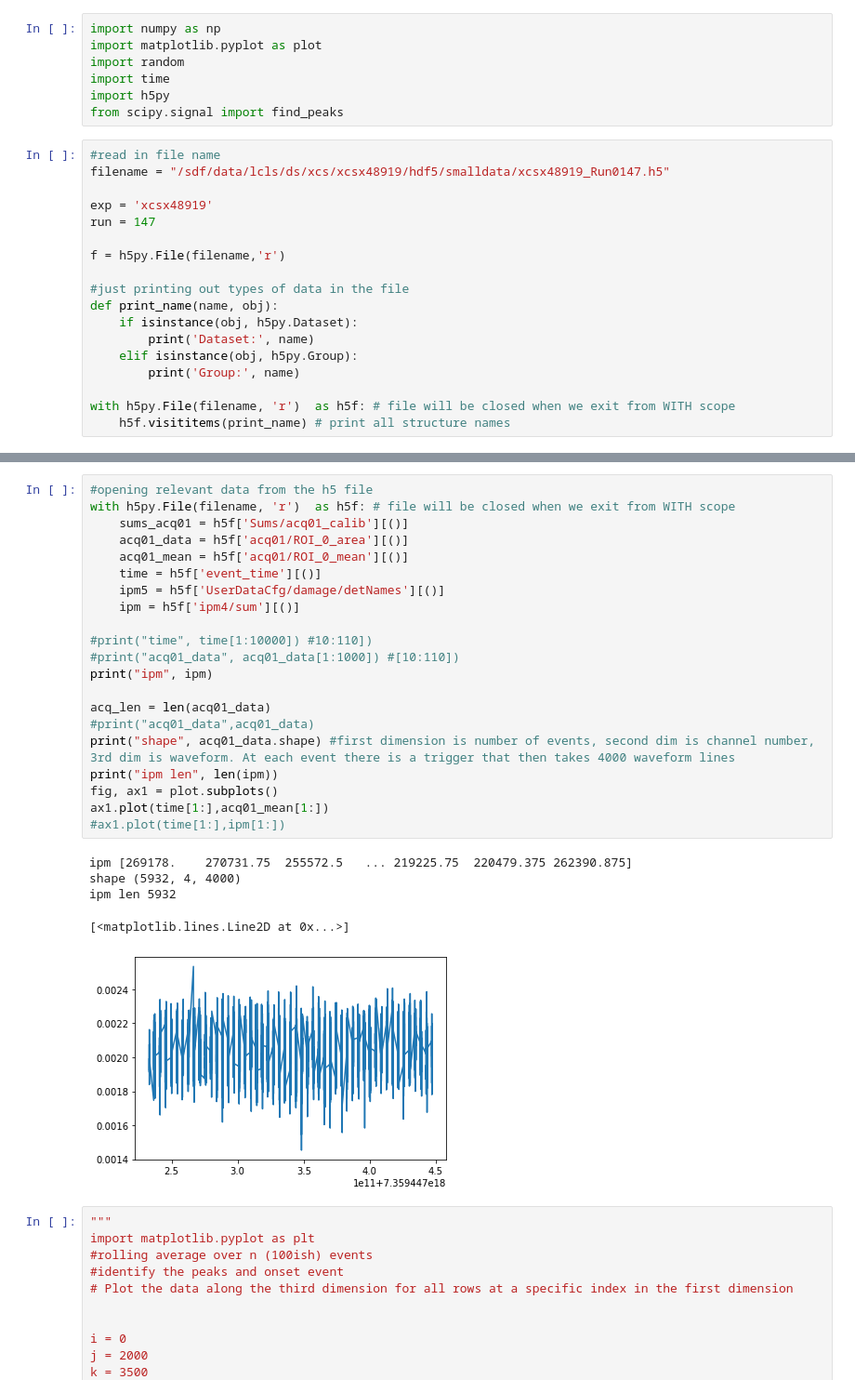
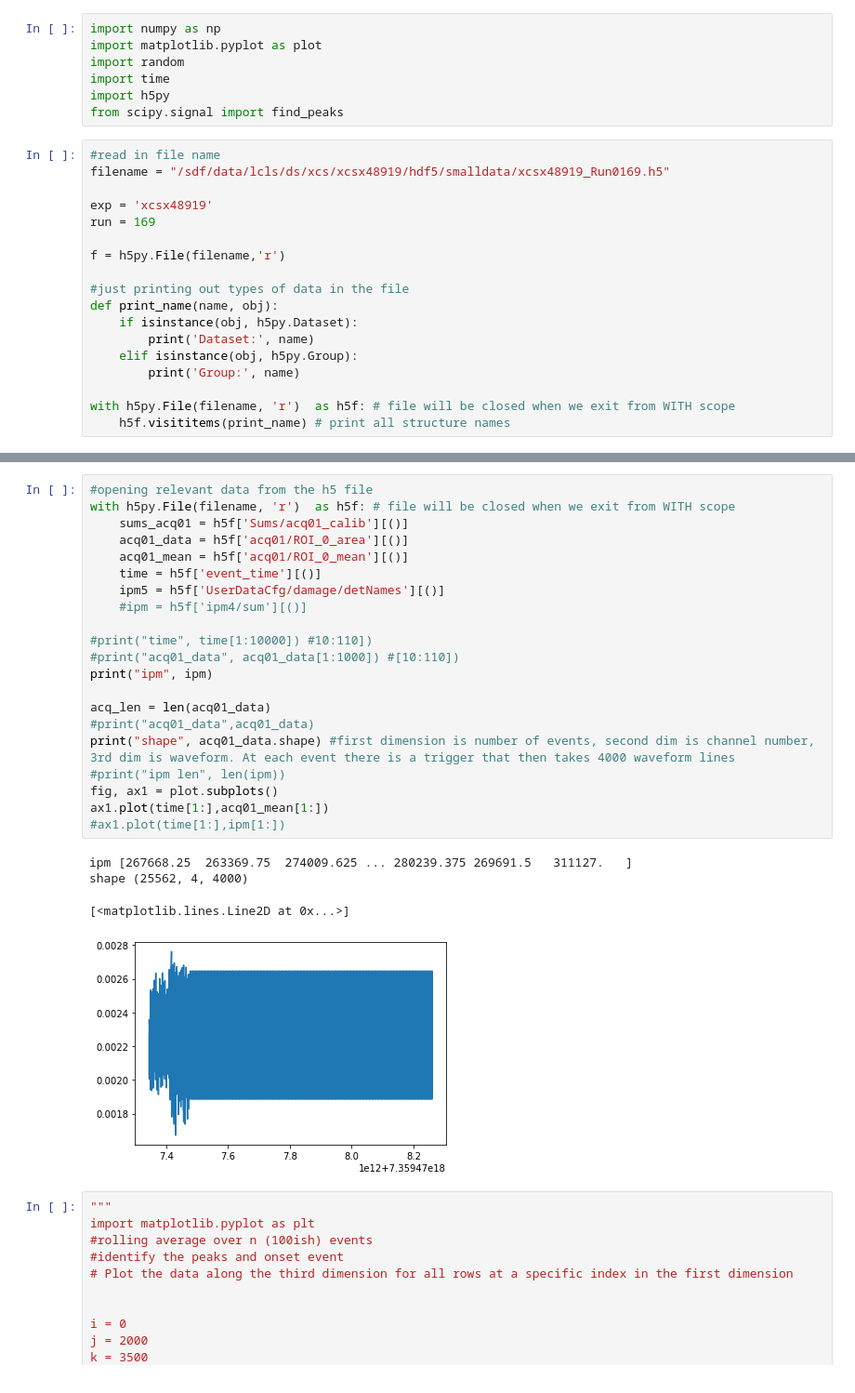
Before and after one commit to carogee/acq, a Jupyter notebook: Acqiris.ipynb, the cells around one changed output, grey strips where cells are left out. Shown at 93% size. Drawn from its saved outputs; the diff is of its cells as text.

```diff
--- a/Acqiris.ipynb
+++ b/Acqiris.ipynb
@@ -7,10 +7,10 @@ import h5py
 from scipy.signal import find_peaks
 # %%
 #read in file name
-filename = "/sdf/data/lcls/ds/xcs/xcsx48919/hdf5/smalldata/xcsx48919_Run0147.h5"
+filename = "/sdf/data/lcls/ds/xcs/xcsx48919/hdf5/smalldata/xcsx48919_Run0169.h5"
 
 exp = 'xcsx48919'
-run = 147
+run = 169
 
 f = h5py.File(filename,'r')
 
@@ -44,30 +44,29 @@ Dataset: tt/ttCorr
 # %%
 #opening relevant data from the h5 file
 with h5py.File(filename, 'r')  as h5f: # file will be closed when we exit from WITH scope
     sums_acq01 = h5f['Sums/acq01_calib'][()]
     acq01_data = h5f['acq01/ROI_0_area'][()]
     acq01_mean = h5f['acq01/ROI_0_mean'][()]
     time = h5f['event_time'][()]
     ipm5 = h5f['UserDataCfg/damage/detNames'][()]
-    ipm = h5f['ipm4/sum'][()]
+    #ipm = h5f['ipm4/sum'][()]
 
 #print("time", time[1:10000]) #10:110])
 #print("acq01_data", acq01_data[1:1000]) #[10:110])
 print("ipm", ipm)
 
 acq_len = len(acq01_data)
 #print("acq01_data",acq01_data)
 print("shape", acq01_data.shape) #first dimension is number of events, second dim is channel number, 3rd dim is waveform. At each event there is a trigger that then takes 4000 waveform lines
-print("ipm len", len(ipm))
+#print("ipm len", len(ipm))
 fig, ax1 = plot.subplots()
 ax1.plot(time[1:],acq01_mean[1:])
 #ax1.plot(time[1:],ipm[1:])
 # %% [output]
-ipm [269178.    270731.75  255572.5   ... 219225.75  220479.375 262390.875]
-shape (5932, 4, 4000)
-ipm len 5932
+ipm [267668.25  263369.75  274009.625 ... 280239.375 269691.5   311127.   ]
+shape (25562, 4, 4000)
 [<matplotlib.lines.Line2D at 0x...>]
-[figure, old version]
+[figure, new version]
 # %%
 """
 import matplotlib.pyplot as plt
```
Also changed, not shown: parts of 1 cell of this notebook.
